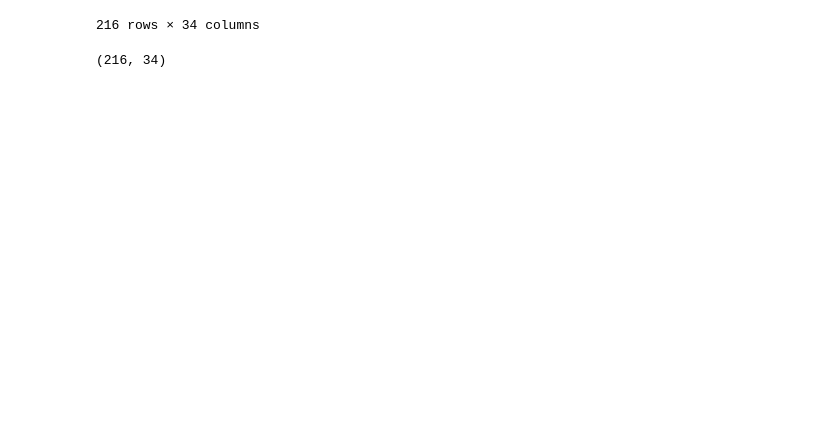
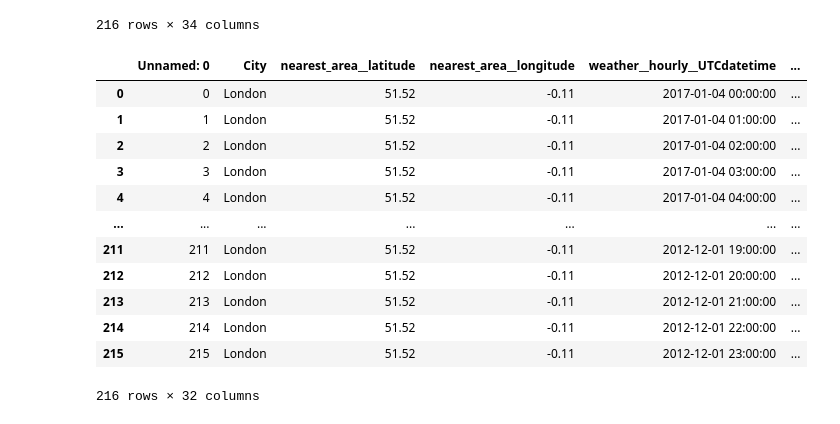
Before and after one commit to bakasheddy/Wheather_wiz, a Jupyter notebook: notebook.ipynb, the cells around one changed output. Saved outputs shown, nothing was run; the diff lists cells and outputs as text; code cells hidden in the pictures; blank space fills up the shorter version.

```diff
--- a/notebook.ipynb
+++ b/notebook.ipynb
@@ -6,6 +6,7 @@ import seaborn as sns
 # %%
 df1 = pd.read_csv('seattle-weather.csv')
 df2 = pd.read_csv('weather.csv', sep='\t')
+df3 = pd.read_csv('boss_sheddi.csv')
 # %%
 df1
 # %% [output]
@@ -40,6 +41,18 @@ df2.sort(by)
 | 215 | London | 51.52 | -0.11 | 2012-12-01 | 23:00:00 | ... |
 216 rows × 34 columns
 # %%
-df2.shape
+df3
 # %% [output]
+|  | Unnamed: 0 | City | nearest_area__latitude | nearest_area__longitude | weather__hourly__UTCdatetime | ... |
+| 0 | 0 | London | 51.52 | -0.11 | 2017-01-04 00:00:00 | ... |
+| 1 | 1 | London | 51.52 | -0.11 | 2017-01-04 01:00:00 | ... |
+| 2 | 2 | London | 51.52 | -0.11 | 2017-01-04 02:00:00 | ... |
+| 3 | 3 | London | 51.52 | -0.11 | 2017-01-04 03:00:00 | ... |
+| 4 | 4 | London | 51.52 | -0.11 | 2017-01-04 04:00:00 | ... |
+| ... | ... | ... | ... | ... | ... | ... |
+| 211 | 211 | London | 51.52 | -0.11 | 2012-12-01 19:00:00 | ... |
+| 212 | 212 | London | 51.52 | -0.11 | 2012-12-01 20:00:00 | ... |
+| 213 | 213 | London | 51.52 | -0.11 | 2012-12-01 21:00:00 | ... |
+| 214 | 214 | London | 51.52 | -0.11 | 2012-12-01 22:00:00 | ... |
+| 215 | 215 | London | 51.52 | -0.11 | 2012-12-01 23:00:00 | ... |
-(216, 34)
+216 rows × 32 columns
```
Also changed, not shown: parts of 2 cells of this notebook.
